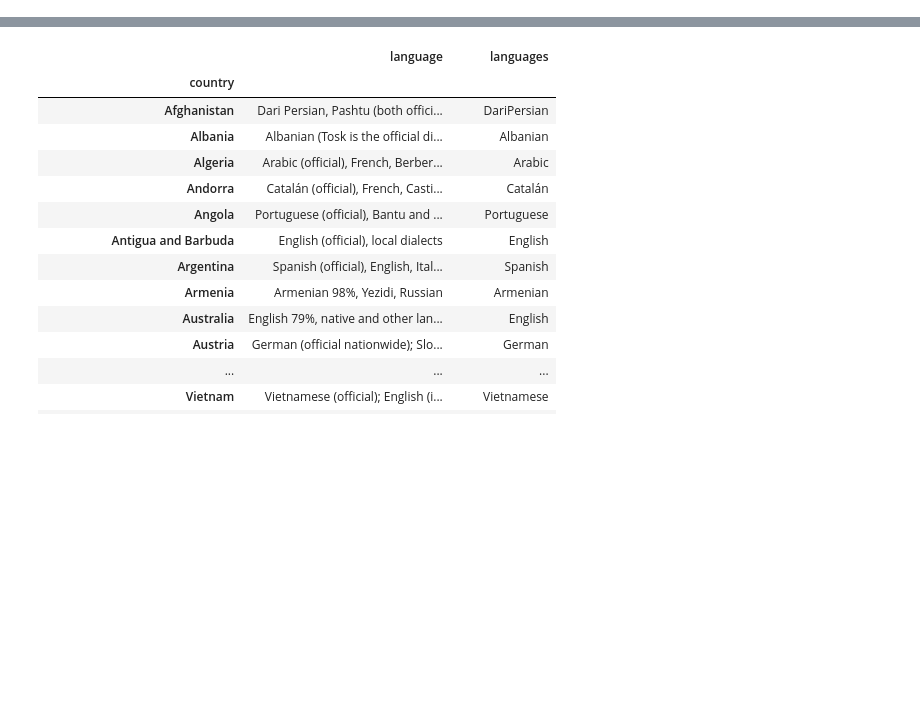
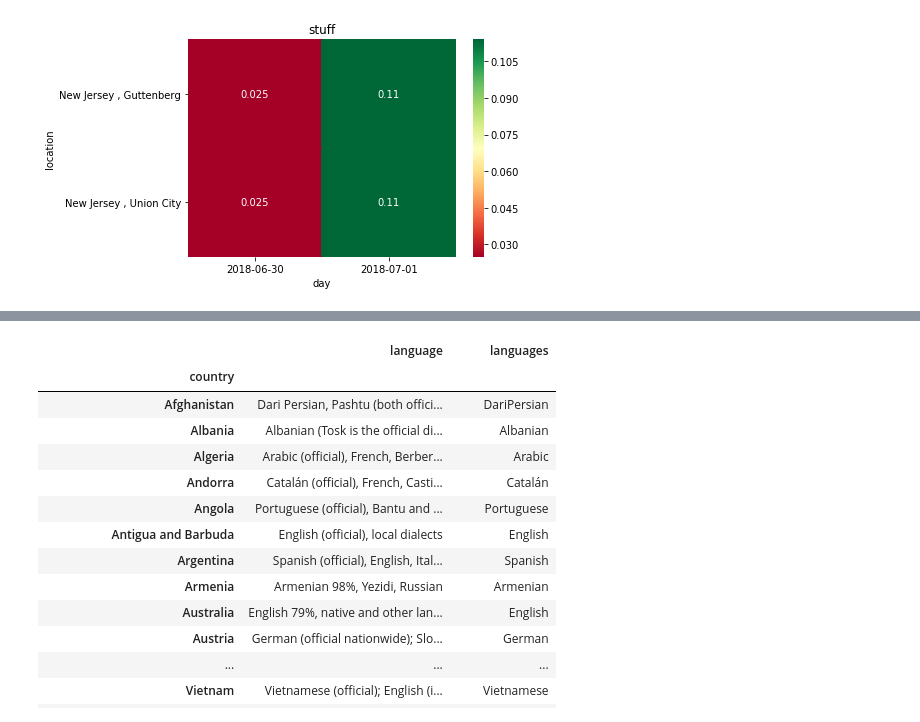
Before and after one commit to jshtaway/CurrentTrendsTool, a Jupyter notebook: DataSearch-Copy1.ipynb, the cells around one changed output, grey strips where cells are left out. Saved outputs shown, nothing was run; the diff lists cells and outputs as text; code cells hidden in the pictures; blank space fills up the shorter version.

```diff
--- a/DataSearch-Copy1.ipynb
+++ b/DataSearch-Copy1.ipynb
@@ -296,0 +323,11 @@ tweets
+# %%
+import matplotlib.pyplot as plt
+from seaborn import heatmap
+#c_matrix = pd.pivot_table(news_data_new, "score", index=["name"], columns=["year_month"], aggfunc=np.mean)
+matrix=pd.pivot_table(cityDataMain,'vader',index=['location'],columns=['day'],aggfunc=np.mean)
+hm = heatmap(matrix, cmap='RdYlGn', annot=True)
+hm.set_title('stuff')
+plt.savefig('fig.png',dpi=100)
+plt.show()
+# %% [output]
+[figure, added]
```
Also changed, not shown: parts of 6 cells of this notebook.
